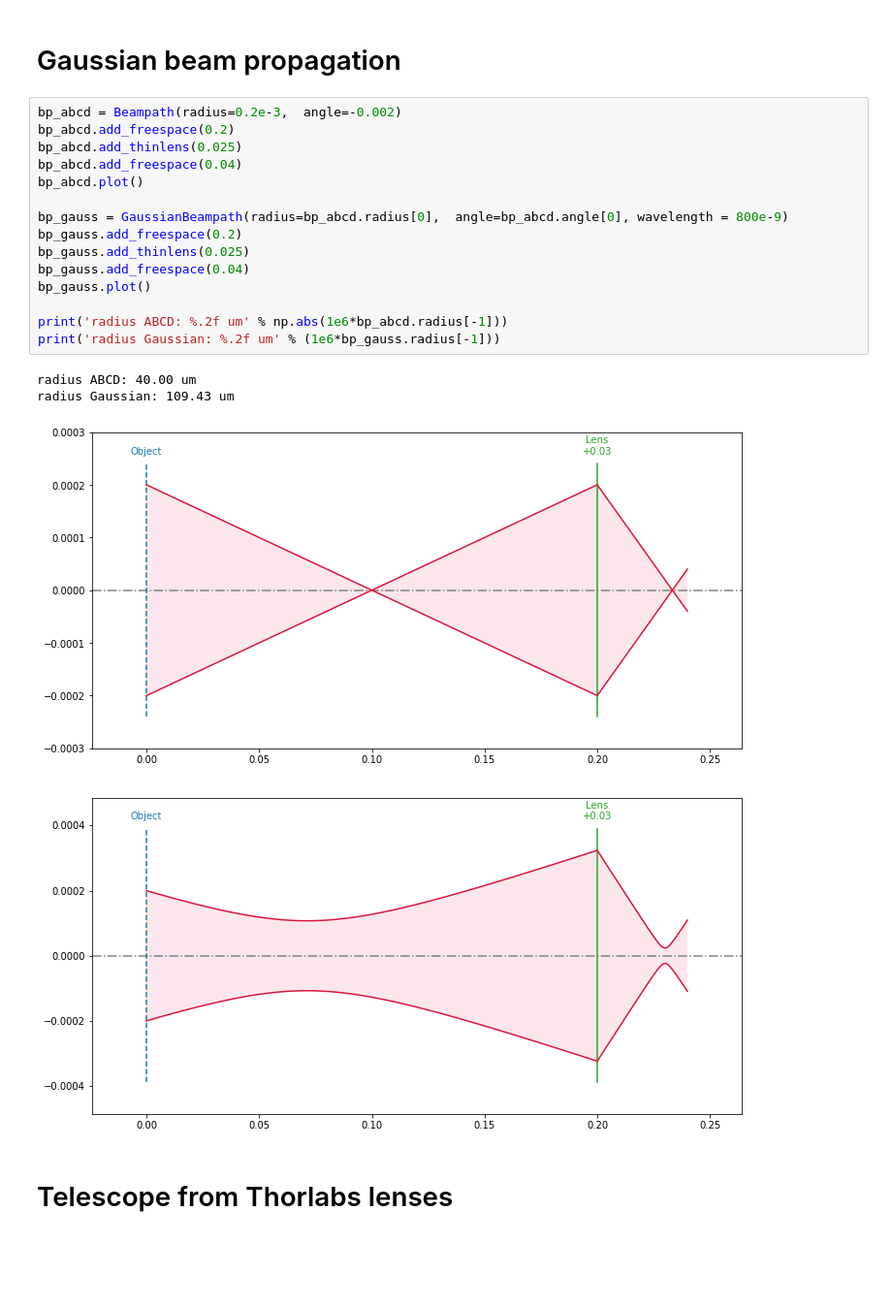
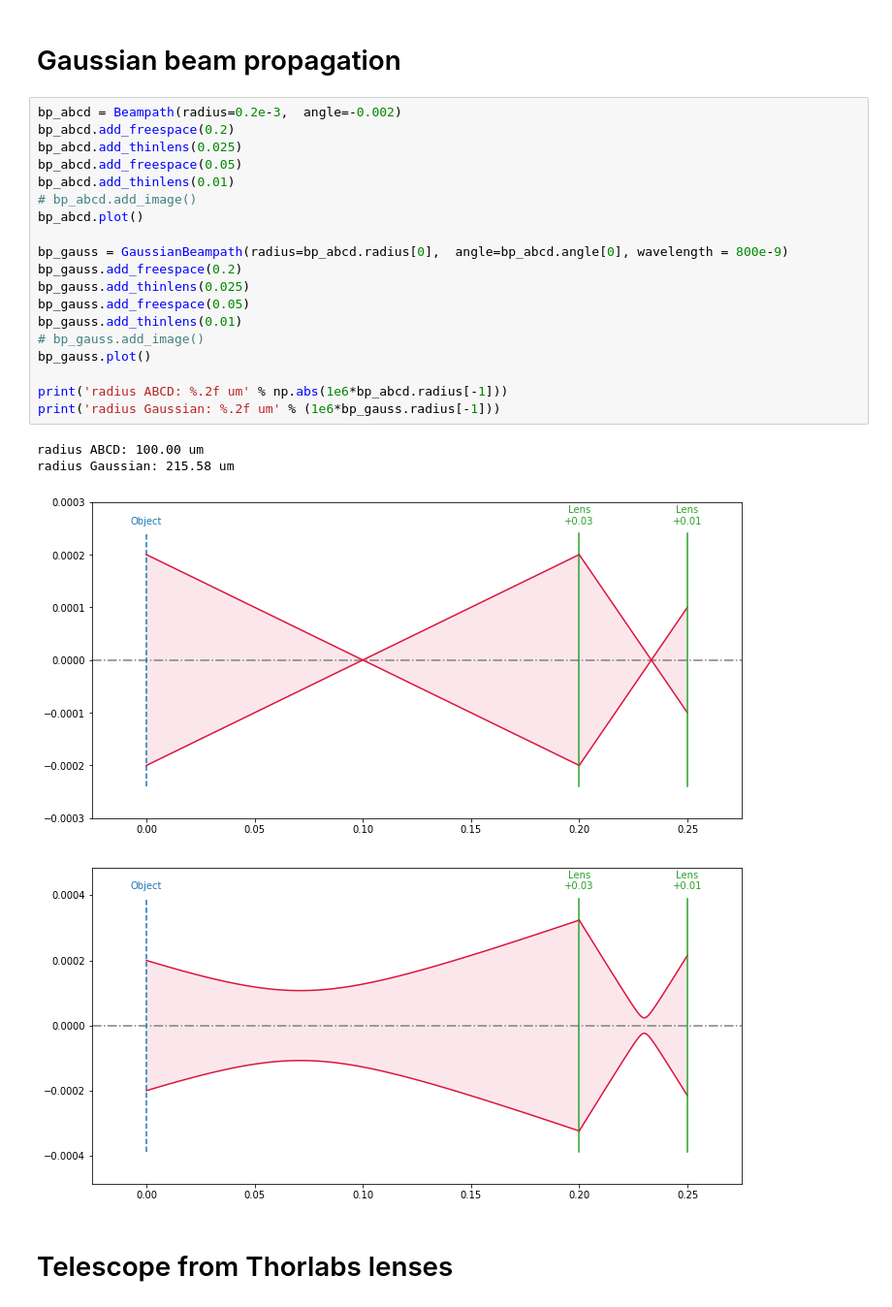
Before and after one commit to VincentLeroux/Laser, a Jupyter notebook: abcd_example.ipynb, the cells around one changed output. Shown at 97% size. Drawn from its saved outputs; the diff is of its cells as text; blank space fills up the shorter version.

```diff
--- a/abcd_example.ipynb
+++ b/abcd_example.ipynb
@@ -65,23 +65,27 @@ bp.plot()
 # %%
 bp_abcd = Beampath(radius=0.2e-3,  angle=-0.002)
 bp_abcd.add_freespace(0.2)
 bp_abcd.add_thinlens(0.025)
-bp_abcd.add_freespace(0.04)
+bp_abcd.add_freespace(0.05)
+bp_abcd.add_thinlens(0.01)
+# bp_abcd.add_image()
 bp_abcd.plot()
 
 bp_gauss = GaussianBeampath(radius=bp_abcd.radius[0],  angle=bp_abcd.angle[0], wavelength = 800e-9)
 bp_gauss.add_freespace(0.2)
 bp_gauss.add_thinlens(0.025)
-bp_gauss.add_freespace(0.04)
+bp_gauss.add_freespace(0.05)
+bp_gauss.add_thinlens(0.01)
+# bp_gauss.add_image()
 bp_gauss.plot()
 
 print('radius ABCD: %.2f um' % np.abs(1e6*bp_abcd.radius[-1]))
 print('radius Gaussian: %.2f um' % (1e6*bp_gauss.radius[-1]))
 # %% [output]
-radius ABCD: 40.00 um
-radius Gaussian: 109.43 um
+radius ABCD: 100.00 um
+radius Gaussian: 215.58 um
-[figure, old version]
+[figure, new version]
-[figure, old version]
+[figure, new version]
 # %% [markdown]
 # Telescope from Thorlabs lenses
 # %%
```
Also changed, not shown: 3 other files.
